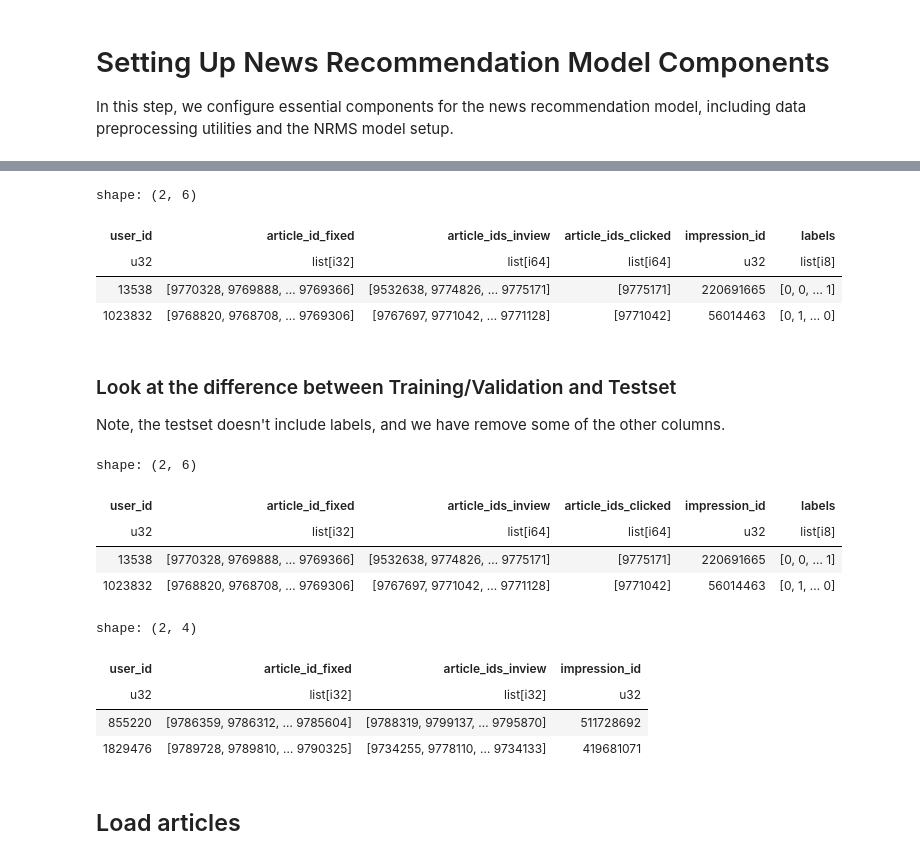
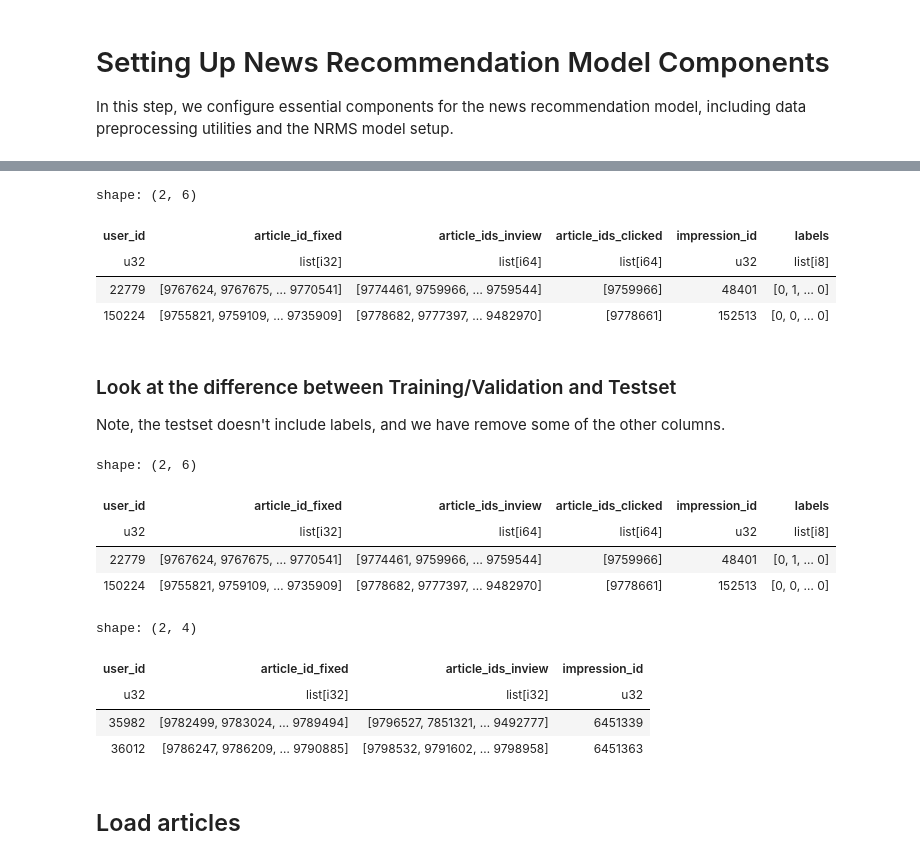
Before and after one commit to mkleinegger/recsys-challenge-24, a Jupyter notebook: notebooks/nrms_ebnerd.ipynb, the cells around one changed output, grey strips where cells are left out. Drawn from its saved outputs; the diff is of its cells as text; code cells hidden in the pictures.

```diff
--- a/notebooks/nrms_ebnerd.ipynb
+++ b/notebooks/nrms_ebnerd.ipynb
@@ -103,8 +171,8 @@ COLUMNS = [
     DEFAULT_CLICKED_ARTICLES_COL,
     DEFAULT_IMPRESSION_ID_COL,
 ]
-HISTORY_SIZE = 10
-FRACTION = 0.01
+HISTORY_SIZE = 50
+FRACTION = 1
 
 df_train = (
     ebnerd_from_path(PATH.joinpath(DATASPLIT, "train"), history_size=HISTORY_SIZE)
@@ -116,35 +184,35 @@ df_train = (
         with_replacement=True,
         seed=123,
     )
     .pipe(create_binary_labels_column)
     .sample(fraction=FRACTION)
 )
 # =>
 df_validation = (
     ebnerd_from_path(PATH.joinpath(DATASPLIT, "validation"), history_size=HISTORY_SIZE)
     .select(COLUMNS)
     .pipe(create_binary_labels_column)
     .sample(fraction=FRACTION)
 )
 
 df_test = (ebnerd_from_path(PATH.joinpath("test"), history_size=HISTORY_SIZE)
     .select([
     DEFAULT_USER_COL,
     DEFAULT_HISTORY_ARTICLE_ID_COL,
     DEFAULT_INVIEW_ARTICLES_COL,
     DEFAULT_IMPRESSION_ID_COL,
 ])
 
     .sample(fraction=FRACTION)
           )
 
 df_train.head(2)
 # %% [output]
 shape: (2, 6)
 | user_id | article_id_fixed | article_ids_inview | article_ids_clicked | impression_id | labels |
 | u32 | list[i32] | list[i64] | list[i64] | u32 | list[i8] |
-| 13538 | [9770328, 9769888, … 9769366] | [9532638, 9774826, … 9775171] | [9775171] | 220691665 | [0, 0, … 1] |
-| 1023832 | [9768820, 9768708, … 9769306] | [9767697, 9771042, … 9771128] | [9771042] | 56014463 | [0, 1, … 0] |
+| 22779 | [9767624, 9767675, … 9770541] | [9774461, 9759966, … 9759544] | [9759966] | 48401 | [0, 1, … 0] |
+| 150224 | [9755821, 9759109, … 9735909] | [9778682, 9777397, … 9482970] | [9778661] | 152513 | [0, 0, … 0] |
 # %% [markdown]
 ### Look at the difference between Training/Validation and Testset
 Note, the testset doesn't include labels, and we have remove some of the other columns.
@@ -154,16 +222,16 @@ df_train.head(2)
 shape: (2, 6)
 | user_id | article_id_fixed | article_ids_inview | article_ids_clicked | impression_id | labels |
 | u32 | list[i32] | list[i64] | list[i64] | u32 | list[i8] |
-| 13538 | [9770328, 9769888, … 9769366] | [9532638, 9774826, … 9775171] | [9775171] | 220691665 | [0, 0, … 1] |
-| 1023832 | [9768820, 9768708, … 9769306] | [9767697, 9771042, … 9771128] | [9771042] | 56014463 | [0, 1, … 0] |
+| 22779 | [9767624, 9767675, … 9770541] | [9774461, 9759966, … 9759544] | [9759966] | 48401 | [0, 1, … 0] |
+| 150224 | [9755821, 9759109, … 9735909] | [9778682, 9777397, … 9482970] | [9778661] | 152513 | [0, 0, … 0] |
 # %%
 df_test.head(2)
 # %% [output]
 shape: (2, 4)
 | user_id | article_id_fixed | article_ids_inview | impression_id |
 | u32 | list[i32] | list[i32] | u32 |
-| 855220 | [9786359, 9786312, … 9785604] | [9788319, 9799137, … 9795870] | 511728692 |
-| 1829476 | [9789728, 9789810, … 9790325] | [9734255, 9778110, … 9734133] | 419681071 |
+| 35982 | [9782499, 9783024, … 9789494] | [9796527, 7851321, … 9492777] | 6451339 |
+| 36012 | [9786247, 9786209, … 9790885] | [9798532, 9791602, … 9798958] | 6451363 |
 # %% [markdown]
 ## Load articles
 # %%
```
Also changed, not shown: parts of 24 cells of this notebook, 1 other file.
